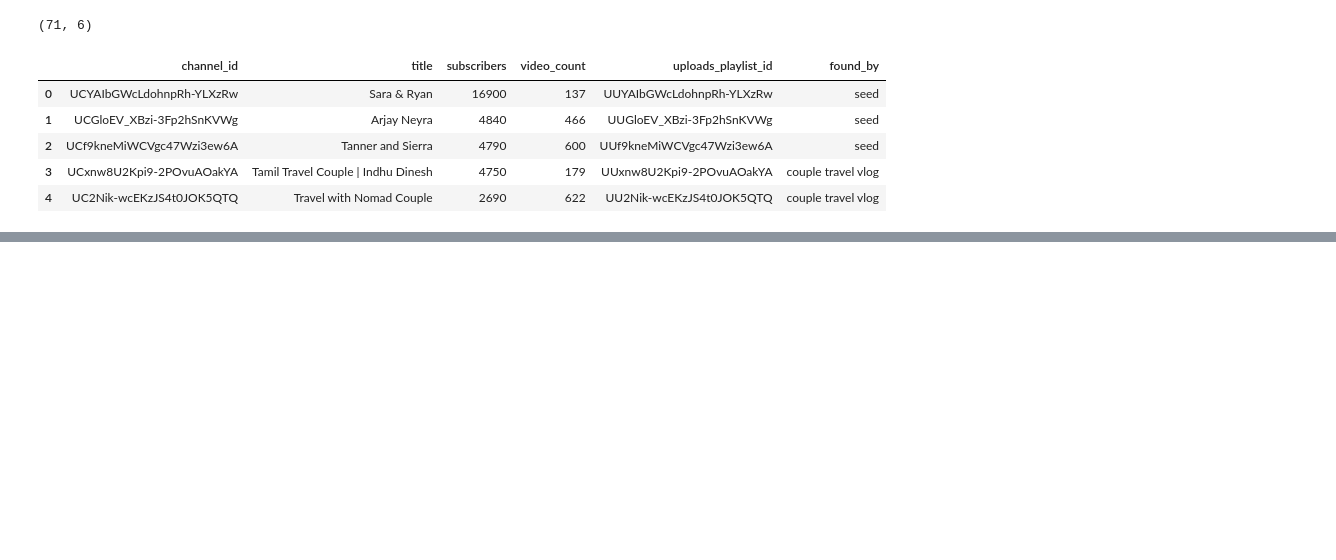
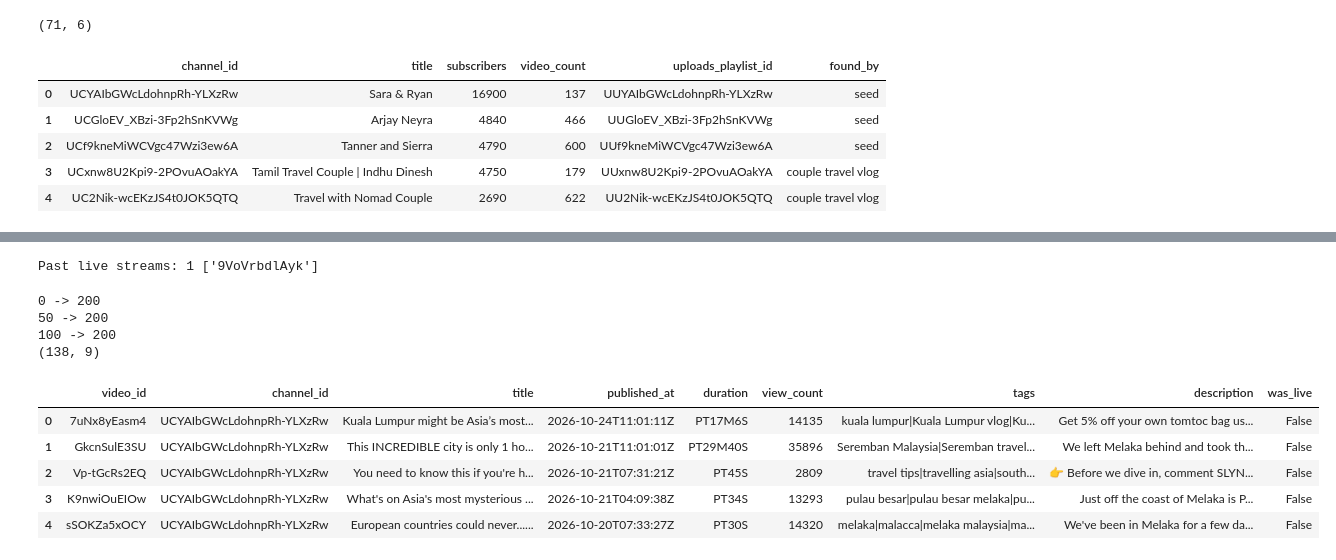
Before and after one commit to Rpvermaak/youtube-title-predictor, a Jupyter notebook: explore_api.ipynb, the cells around one changed output, grey strips where cells are left out. Cells and saved outputs as stored; diff of their text form; code cells hidden in the pictures; blank space fills up the shorter version.

Commit message:
Collect video details for one channel; tidy notebook

```diff
--- a/explore_api.ipynb
+++ b/explore_api.ipynb
@@ -741,0 +834,18 @@ check.head()
+# %%
+VIDEOS_URL = "https://www.googleapis.com/youtube/v3/videos"
+
+params = {
+    "part": "snippet,contentDetails,statistics,liveStreamingDetails",
+    "id": ",".join(video_ids[:50]),
+    "key": api_key,
+}
+
+response = get(VIDEOS_URL, params=params, timeout=10)
+print("Status code:", response.status_code)
+videos_page = response.json()
+
+first_video = videos_page["items"][0]
+print(first_video.keys())
+print(first_video["snippet"].keys())
+print(first_video["contentDetails"])
+print(first_video["statistics"])
@@ -741,0 +858,47 @@ check.head()
+# %%
+lives = [v["id"] for v in videos_page["items"] if "liveStreamingDetails" in v]
+print("Past live streams:", len(lives), lives)
+# %% [output]
+Past live streams: 1 ['9VoVrbdlAyk']
+# %%
+video_rows = []
+
+for start in range(0, len(video_ids), 50):
+    chunk = video_ids[start:start + 50]
+
+    params = {
+        "part": "snippet,contentDetails,statistics,liveStreamingDetails",
+        "id": ",".join(chunk),
+        "key": api_key,
+    }
+    response = get(VIDEOS_URL, params=params, timeout=10)
+    print(start, "->", response.status_code)
+    videos_page = response.json()
+
+    for v in videos_page["items"]:
+        video_rows.append({
+            "video_id": v["id"],
+            "channel_id": v["snippet"]["channelId"],
+            "title": v["snippet"]["title"],
+            "published_at": v["snippet"]["publishedAt"],
+            "duration": v["contentDetails"]["duration"],
+            "view_count": int(v["statistics"].get("viewCount", 0)),
+            "tags": "|".join(v["snippet"].get("tags", [])),
+            "description": v["snippet"]["description"],
+            "was_live": "liveStreamingDetails" in v,
+        })
+
+videos_df = pd.DataFrame(video_rows)
+print(videos_df.shape)
+videos_df.head()
+# %% [output]
+0 -> 200
+50 -> 200
+100 -> 200
+(138, 9)
+|  | video_id | channel_id | title | published_at | duration | view_count | tags | description | was_live |
+| 0 | 7uNx8yEasm4 | UCYAIbGWcLdohnpRh-YLXzRw | Kuala Lumpur might be Asia’s most... | 2026-10-24T11:01:11Z | PT17M6S | 14135 | kuala lumpur|Kuala Lumpur vlog|Ku... | Get 5% off your own tomtoc bag us... | False |
+| 1 | GkcnSulE3SU | UCYAIbGWcLdohnpRh-YLXzRw | This INCREDIBLE city is only 1 ho... | 2026-10-21T11:01:01Z | PT29M40S | 35896 | Seremban Malaysia|Seremban travel... | We left Melaka behind and took th... | False |
+| 2 | Vp-tGcRs2EQ | UCYAIbGWcLdohnpRh-YLXzRw | You need to know this if you're h... | 2026-10-21T07:31:21Z | PT45S | 2809 | travel tips|travelling asia|south... | 👉 Before we dive in, comment SLYN... | False |
+| 3 | K9nwiOuEIOw | UCYAIbGWcLdohnpRh-YLXzRw | What's on Asia's most mysterious ... | 2026-10-21T04:09:38Z | PT34S | 13293 | pulau besar|pulau besar melaka|pu... | Just off the coast of Melaka is P... | False |
+| 4 | sSOKZa5xOCY | UCYAIbGWcLdohnpRh-YLXzRw | European countries could never...... | 2026-10-20T07:33:27Z | PT30S | 14320 | melaka|malacca|melaka malaysia|ma... | We've been in Melaka for a few da... | False |
```
Also changed, not shown: parts of 19 cells of this notebook.
